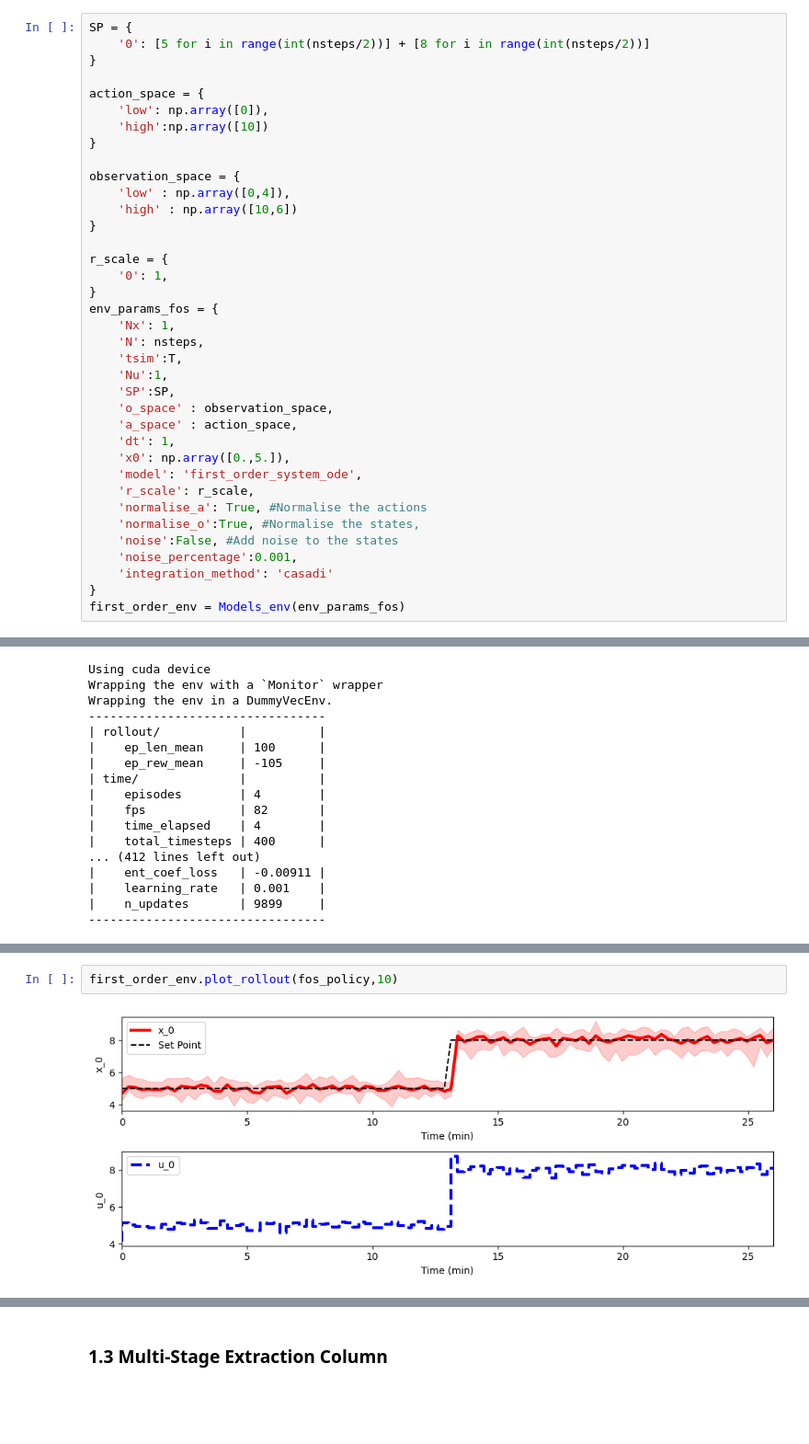
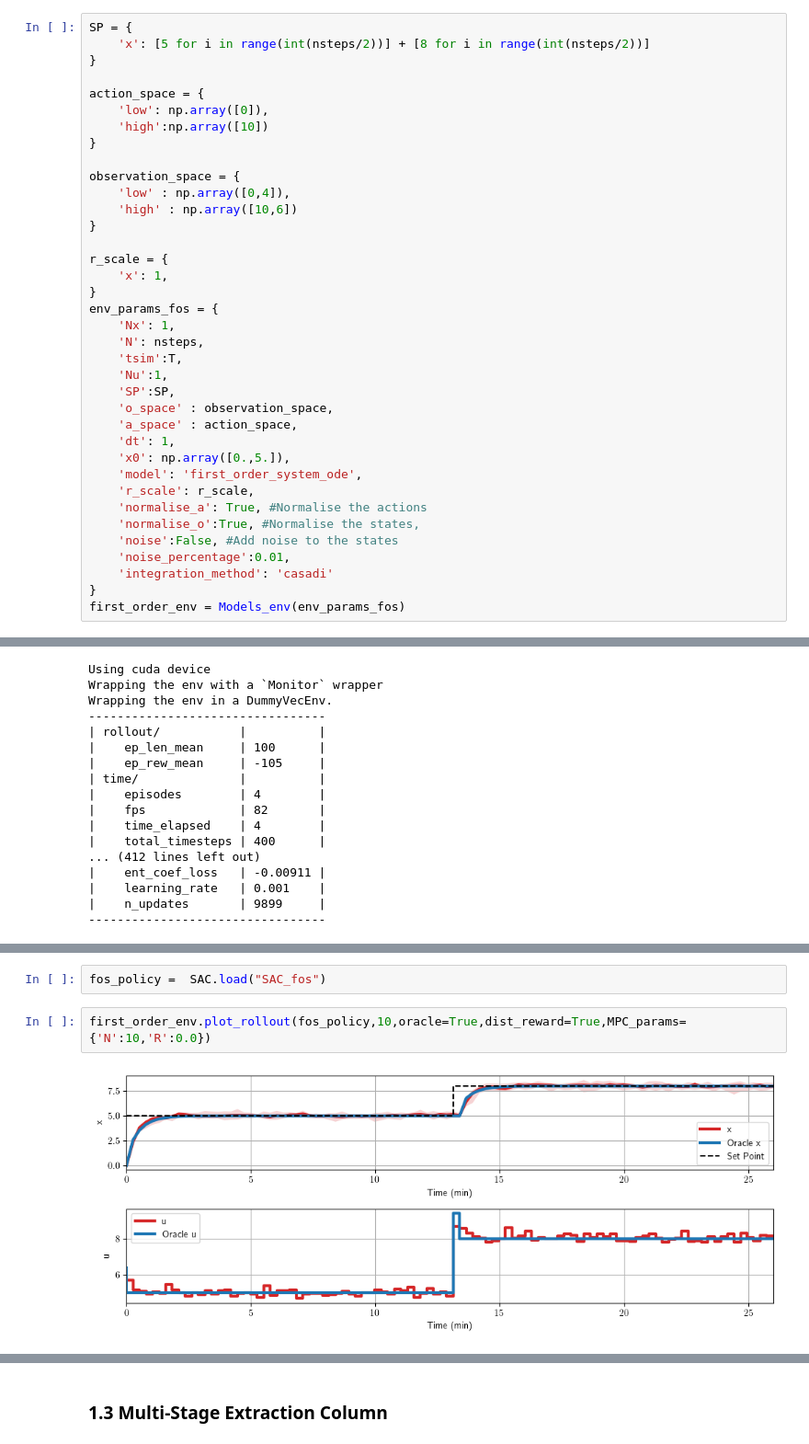
Before and after one commit to MaximilianB2/pc-gym, a Jupyter notebook: pc-gym/pc_gym showcase (PPO).ipynb, the cells around one changed output, grey strips where cells are left out. Shown at 92% size. Saved outputs shown, nothing was run; the diff lists cells and outputs as text; blank space fills up the shorter version.

```diff
--- a/pc-gym/pc_gym showcase (PPO).ipynb
+++ b/pc-gym/pc_gym showcase (PPO).ipynb
@@ -150,7 +133,7 @@ initial_policy = SAC('MlpPolicy', env, verbose=1,learning_rate=0.01).learn(3e4)
 ### 1.2 First Order System
 # %%
 SP = {
-    '0': [5 for i in range(int(nsteps/2))] + [8 for i in range(int(nsteps/2))]
+    'x': [5 for i in range(int(nsteps/2))] + [8 for i in range(int(nsteps/2))]
 }
 
 action_space = {
@@ -164,7 +147,7 @@ observation_space = {
 }
 
 r_scale = {
-    '0': 1,
+    'x': 1,
 }
 env_params_fos = {
     'Nx': 1,
@@ -181,7 +164,7 @@ env_params_fos = {
     'normalise_a': True, #Normalise the actions
     'normalise_o':True, #Normalise the states,
     'noise':False, #Add noise to the states
-    'noise_percentage':0.001,
+    'noise_percentage':0.01,
     'integration_method': 'casadi'
 }
 first_order_env = Models_env(env_params_fos)
@@ -210,4 +195,6 @@ fos_policy.save("SAC_fos")
-# %%
-first_order_env.plot_rollout(fos_policy,10)
-# %% [output]
-[figure, removed]
+# %%
+fos_policy =  SAC.load("SAC_fos")
+# %%
+first_order_env.plot_rollout(fos_policy,10,oracle=True,dist_reward=True,MPC_params={'N':10,'R':0.0})
+# %% [output]
+[figure, added]
```
Also changed, not shown: parts of 12 cells of this notebook, 5 other files.
